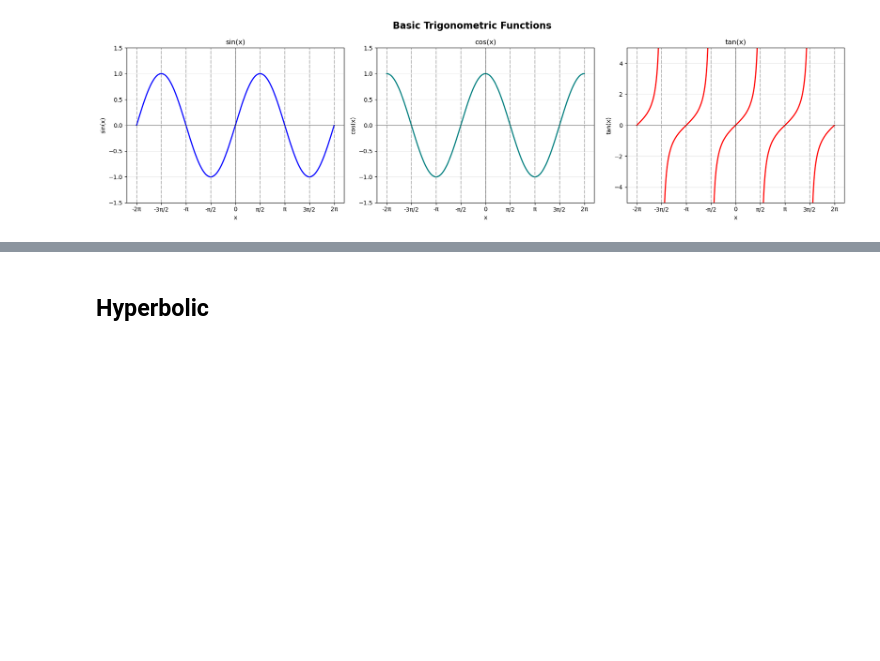
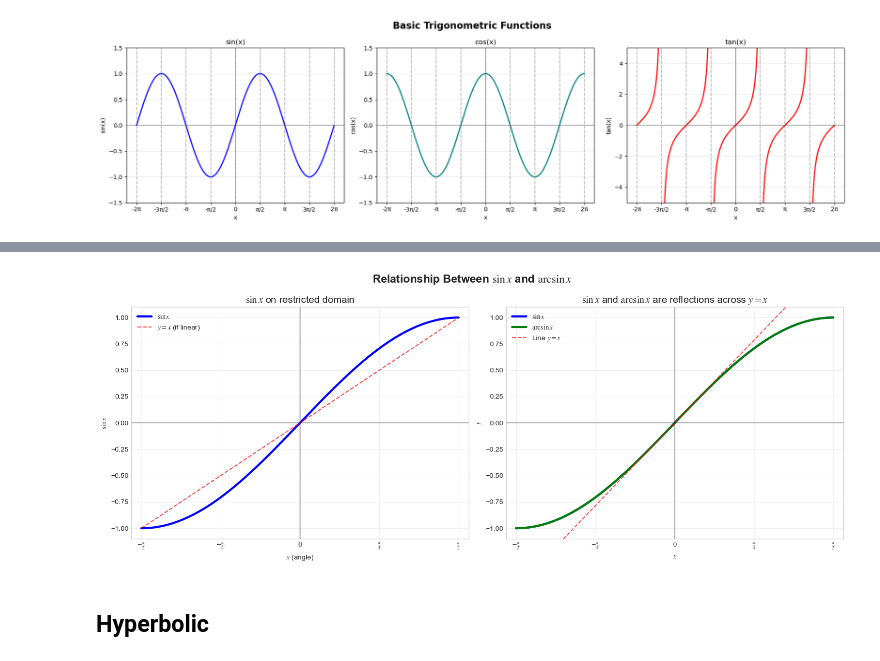
Before and after one commit to epsi-rns/mat-tek-lan, a Jupyter notebook: trigonometry/trigonometry-plot.ipynb, the cells around one changed output, grey strips where cells are left out. Drawn from its saved outputs; the diff is of its cells as text; code cells hidden in the pictures; blank space fills up the shorter version.

```diff
--- a/trigonometry/trigonometry-plot.ipynb
+++ b/trigonometry/trigonometry-plot.ipynb
@@ -78,2 +213,55 @@ plt.show()
+# %%
+# Create a visualization showing the relationship between sin and arcsin
+fig, (ax1, ax2) = plt.subplots(1, 2, figsize=(15, 6))
+fig.suptitle(r'Relationship Between $\sin x$ and $\arcsin x$', fontsize=16, fontweight='bold')
+
+# Plot sin(x) and its inverse
+x_sin = np.linspace(-np.pi/2, np.pi/2, 1000)
+y_sin = np.sin(x_sin)
+
+ax1.plot(x_sin, y_sin, color='blue', linewidth=3, label=r'$\sin x$')
+ax1.set_title(r'$\sin x$ on restricted domain', fontsize=14)
+ax1.set_xlabel(r'$x$ (angle)')
+ax1.set_ylabel(r'$\sin x$')
+ax1.set_xlim(-np.pi/2 - 0.1, np.pi/2 + 0.1)
+ax1.set_ylim(-1.1, 1.1)
+ax1.axhline(y=0, color='k', linestyle='-', alpha=0.3)
+ax1.axvline(x=0, color='k', linestyle='-', alpha=0.3)
+ax1.grid(True, alpha=0.3)
+
+# Add π labels to x-axis
+ax1.set_xticks([-np.pi/2, -np.pi/4, 0, np.pi/4, np.pi/2])
+ax1.set_xticklabels([r'$-\frac{\pi}{2}$', r'$-\frac{\pi}{4}$', r'$0$', r'$\frac{\pi}{4}$', r'$\frac{\pi}{2}$'])
+
+# Plot the line y = x for reference
+ax1.plot([-np.pi/2, np.pi/2], [-1, 1], color='red', linestyle='--', alpha=0.7, label=r'$y = x$ (if linear)')
+ax1.legend()
+
+# Second plot: Show both functions and their reflection property
+x_asin = np.linspace(-1, 1, 1000)
+y_asin = np.arcsin(x_asin)
+
+ax2.plot(x_sin, y_sin, color='blue', linewidth=3, label=r'$\sin x$')
+ax2.plot(y_asin, x_asin, color='green', linewidth=3, label=r'$\arcsin x$')
+ax2.plot([-np.pi/2, np.pi/2], [-np.pi/2, np.pi/2], color='red', linestyle='--', alpha=0.7, label=r'Line $y = x$')
+
+ax2.set_title(r'$\sin x$ and $\arcsin x$ are reflections across $y = x$', fontsize=14)
+ax2.set_xlabel(r'$x$')
+ax2.set_ylabel(r'$y$')
+ax2.set_xlim(-np.pi/2 - 0.1, np.pi/2 + 0.1)
+ax2.set_ylim(-1.1, 1.1)
+ax2.axhline(y=0, color='k', linestyle='-', alpha=0.3)
+ax2.axvline(x=0, color='k', linestyle='-', alpha=0.3)
+ax2.grid(True, alpha=0.3)
+ax2.legend()
+
+# Add π labels to x-axis
+ax2.set_xticks([-np.pi/2, -np.pi/4, 0, np.pi/4, np.pi/2])
+ax2.set_xticklabels([r'$-\frac{\pi}{2}$', r'$-\frac{\pi}{4}$', r'$0$', r'$\frac{\pi}{4}$', r'$\frac{\pi}{2}$'])
+
+plt.tight_layout()
+plt.show()
+# %% [output]
+[figure, added]
 # %% [markdown]
 ## Hyperbolic
```
Also changed, not shown: parts of 9 cells of this notebook, 1 other file.
